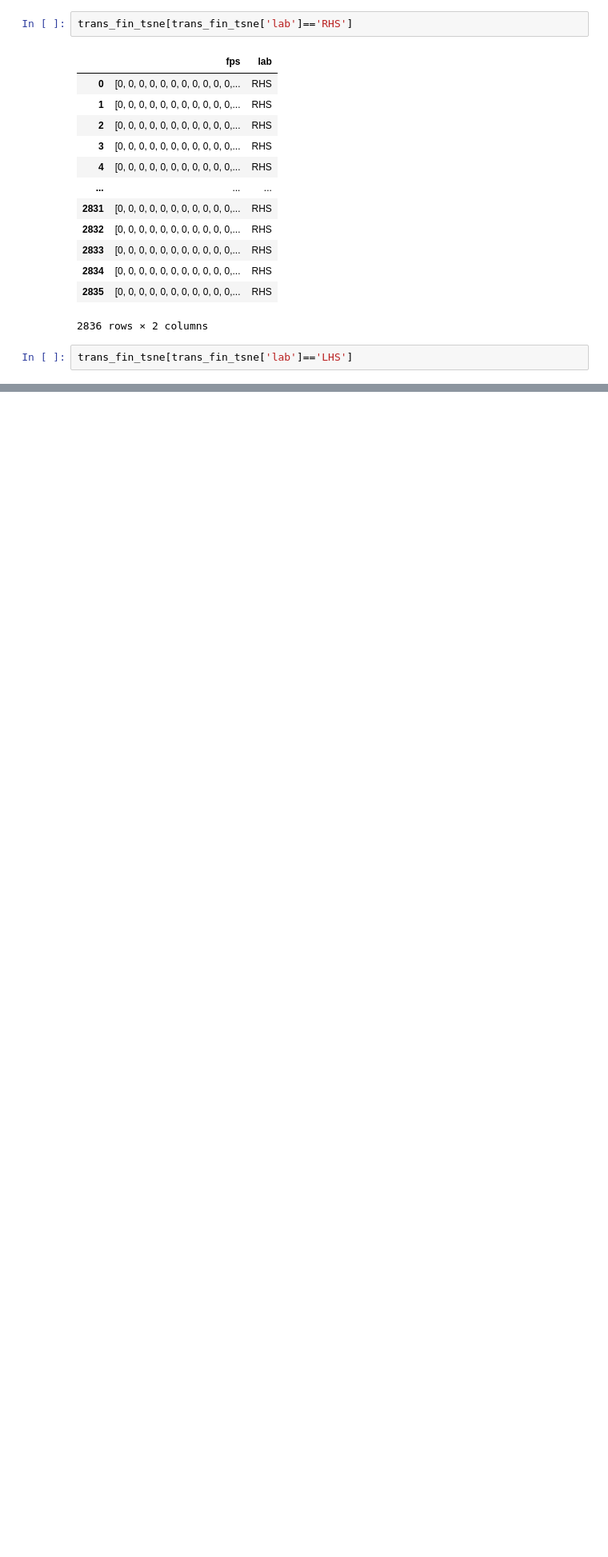
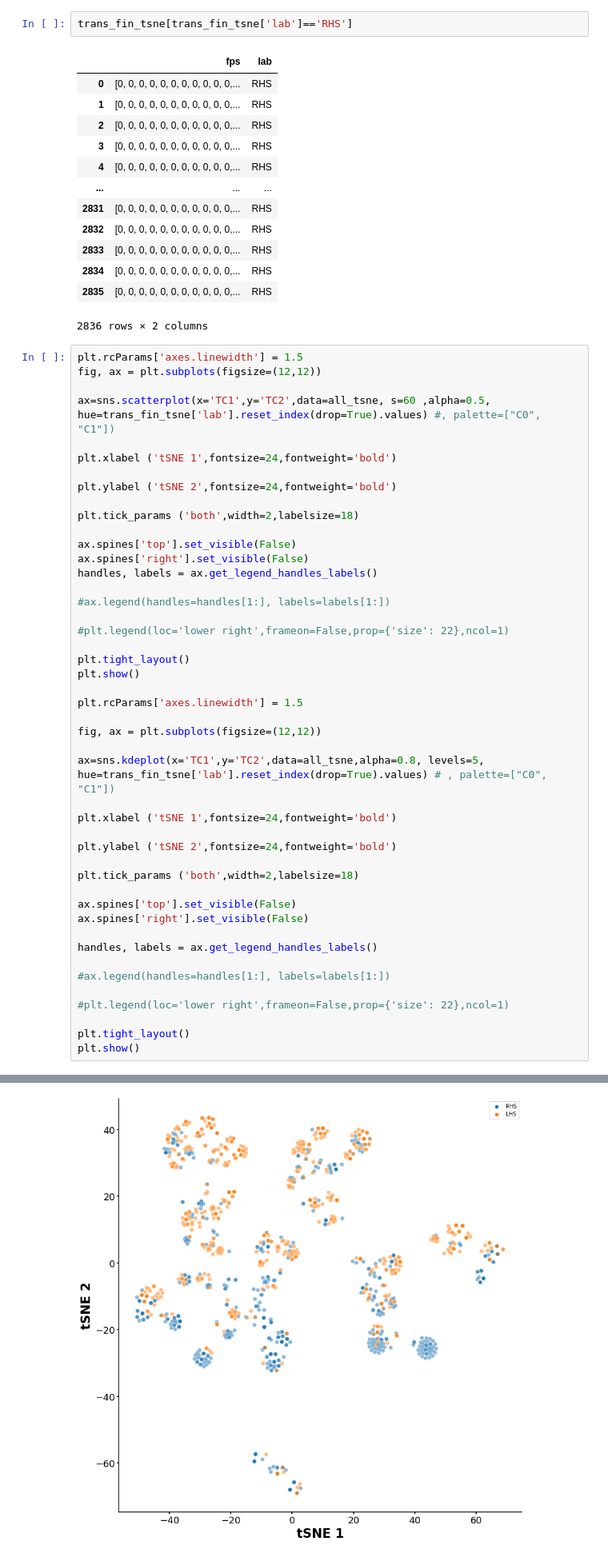
Before and after one commit to domgurvic/efflux_mmpa, a Jupyter notebook: run_mmpa_fge.ipynb, the cells around one changed output, grey strips where cells are left out. Shown at 80% size. Saved outputs shown, nothing was run; the diff lists cells and outputs as text; blank space fills up the shorter version.

```diff
--- a/run_mmpa_fge.ipynb
+++ b/run_mmpa_fge.ipynb
@@ -553,5 +605,49 @@ trans_fin_tsne[trans_fin_tsne['lab']=='RHS']
 | 2835 | [0, 0, 0, 0, 0, 0, 0, 0, 0, 0, 0,... | RHS |
 2836 rows × 2 columns
 # %%
-trans_fin_tsne[trans_fin_tsne['lab']=='LHS']
+plt.rcParams['axes.linewidth'] = 1.5
+fig, ax = plt.subplots(figsize=(12,12))
+
+ax=sns.scatterplot(x='TC1',y='TC2',data=all_tsne, s=60 ,alpha=0.5, hue=trans_fin_tsne['lab'].reset_index(drop=True).values) #, palette=["C0", "C1"])
+
+plt.xlabel ('tSNE 1',fontsize=24,fontweight='bold')
+
+plt.ylabel ('tSNE 2',fontsize=24,fontweight='bold')
+
+plt.tick_params ('both',width=2,labelsize=18)
+
+ax.spines['top'].set_visible(False)
+ax.spines['right'].set_visible(False)
+handles, labels = ax.get_legend_handles_labels()
+
+#ax.legend(handles=handles[1:], labels=labels[1:])
+
+#plt.legend(loc='lower right',frameon=False,prop={'size': 22},ncol=1)
+
+plt.tight_layout()
+plt.show()
+
+plt.rcParams['axes.linewidth'] = 1.5
+
+fig, ax = plt.subplots(figsize=(12,12))
+
+ax=sns.kdeplot(x='TC1',y='TC2',data=all_tsne,alpha=0.8, levels=5, hue=trans_fin_tsne['lab'].reset_index(drop=True).values) # , palette=["C0", "C1"])
+
+plt.xlabel ('tSNE 1',fontsize=24,fontweight='bold')
+
+plt.ylabel ('tSNE 2',fontsize=24,fontweight='bold')
+
+plt.tick_params ('both',width=2,labelsize=18)
+
+ax.spines['top'].set_visible(False)
+ax.spines['right'].set_visible(False)
+
+handles, labels = ax.get_legend_handles_labels()
+
+#ax.legend(handles=handles[1:], labels=labels[1:])
+
+#plt.legend(loc='lower right',frameon=False,prop={'size': 22},ncol=1)
+
+plt.tight_layout()
+plt.show()
 # %% [output]
@@ -570,0 +654 @@ trans_fin_tsne[trans_fin_tsne['lab']=='LHS']
+[figure, added]
```
Also changed, not shown: parts of 16 cells of this notebook.
